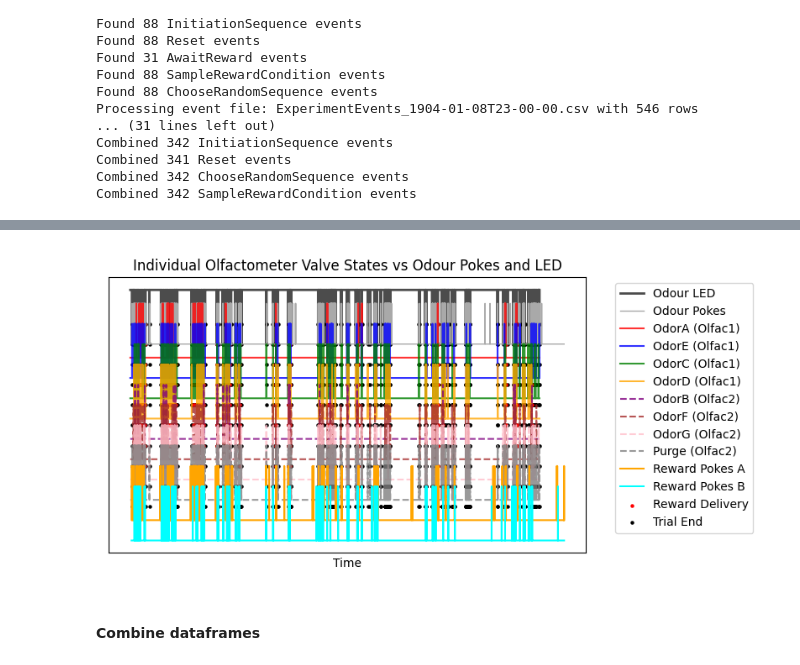
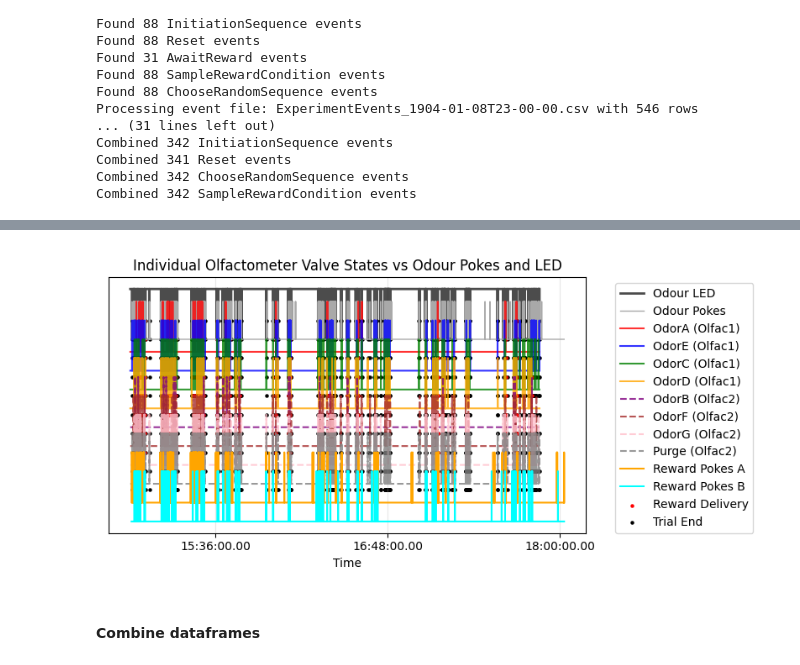
Before and after one commit to SainsburyWellcomeCentre/hypnose-analysis, a Jupyter notebook: notebooks/events-visualisation.ipynb, the cells around one changed output, grey strips where cells are left out. Saved outputs shown, nothing was run; the diff lists cells and outputs as text; code cells hidden in the pictures.

Commit message:
Updating time axis for events visualization

```diff
--- a/notebooks/events-visualisation.ipynb
+++ b/notebooks/events-visualisation.ipynb
@@ -343,44 +340,56 @@ for i, valve_col in enumerate(olfactometer_valves_1.columns):
 # Plot reward pokes and reward delivery
 for i, di_col in enumerate(digital_input_data):
         if di_col == 'DIPort1':
                 DIPort_data = digital_input_data[di_col]
                 plt.step(DIPort_data.index + real_time_offset, DIPort_data * 0.8 + valve_offset, where='post', c='orange', linewidth=1.5, label='Reward Pokes A')
                 # plt.step(DIPort_data.index + real_time_offset, DIPort_data * 0.8 + valve_offset, where='post',
                 # c='black', linewidth=1.5, label=f'RewardPort {di_col}', alpha=0.8, linestyle='--')
                 plt.scatter(pulse_supply_1['PulseSupplyPort1'].index + real_time_offset, pulse_supply_1['PulseSupplyPort1'] * 0.5 + valve_offset, s=5, c='r')
                 plt.scatter(pulse_supply_2['PulseSupplyPort2'].index + real_time_offset, pulse_supply_2['PulseSupplyPort2'] * 0.5 + valve_offset, s=5, c='r')
                 plt.scatter(event_df.index + real_time_offset, event_df * 0.5 + valve_offset, s=5, c='k')
                 valve_offset -= 0.3
 
         elif di_col == 'DIPort2':
                 DIPort_data = digital_input_data[di_col]
                 plt.step(DIPort_data.index + real_time_offset, DIPort_data * 0.8 + valve_offset, where='post', c='cyan', linewidth=1.5, label='Reward Pokes B')
                 # plt.step(DIPort_data.index + real_time_offset, DIPort_data * 0.8 + valve_offset, where='post',
                 # c='black', linewidth=1.5, label=f'RewardPort {di_col}', alpha=0.8, linestyle='--')
                 plt.scatter(pulse_supply_1['PulseSupplyPort1'].index + real_time_offset, pulse_supply_1['PulseSupplyPort1'] * 0.5 + valve_offset, s=5, c='r')
                 plt.scatter(pulse_supply_2['PulseSupplyPort2'].index + real_time_offset, pulse_supply_2['PulseSupplyPort2'] * 0.5 + valve_offset, s=5, c='r', label='Reward Delivery')
                 plt.scatter(event_df.index + real_time_offset, event_df * 0.5 + valve_offset, s=5, c='k', label='Trial End')
                 valve_offset -= 0.3
 
+# Format x-axis time labels
+class TwoDigitMsFormatter(mdates.DateFormatter):
+    def __call__(self, x, pos=0):
+        dt = mdates.num2date(x)
+        # Format as HH:MM:SS.xx where xx is two-digit ms
+        return dt.strftime('%H:%M:%S.') + f"{int(dt.microsecond / 10000):02d}"
+
+ax = plt.gca()
+ax.xaxis.set_major_formatter(TwoDigitMsFormatter('%H:%M:%S.%f'))
+
+def update_ticks(event):
+    ax = event.canvas.figure.axes[0]
+    ax.xaxis.set_major_locator(ticker.MaxNLocator(nbins=3))
+    event.canvas.draw_idle()
+
+# Attach to the zoom/pan events
+plt.gcf().canvas.mpl_connect('draw_event', update_ticks)
+
+# Optional: Call once for the initial state
+update_ticks(type('event', (object,), {'canvas': plt.gcf().canvas})())
 
 plt.xlabel('Time')
-# plt.ylabel('Signal Level')
 plt.title('Individual Olfactometer Valve States vs Odour Pokes and LED')
 plt.legend(bbox_to_anchor=(1.05, 1), loc='upper left')
 plt.grid(True, alpha=0.3)
+plt.yticks([])  # Removes y-axis tick marks and labels
+plt.tight_layout()
 
-# Get the current x-axis limits
-# plt.gca().xaxis.set_major_formatter(mdates.DateFormatter('%H:%M:%S.%f'))
-# x_start, x_end = plt.gca().get_xlim()
-# plt.xticks([x_start, x_end], [mdates.num2date(x_start).strftime('%H:%M:%S.%f'),
-#                               mdates.num2date(x_end).strftime('%H:%M:%S.%f')])
-plt.xticks([])
-plt.yticks([])  # Removes y-axis tick marks and labels
-
-plt.tight_layout()
 plt.show()
 # %% [output]
-[figure, old version]
+[figure, new version]
 # %% [markdown]
 #### Combine dataframes
 # %%
```
Also changed, not shown: parts of 3 cells of this notebook.
